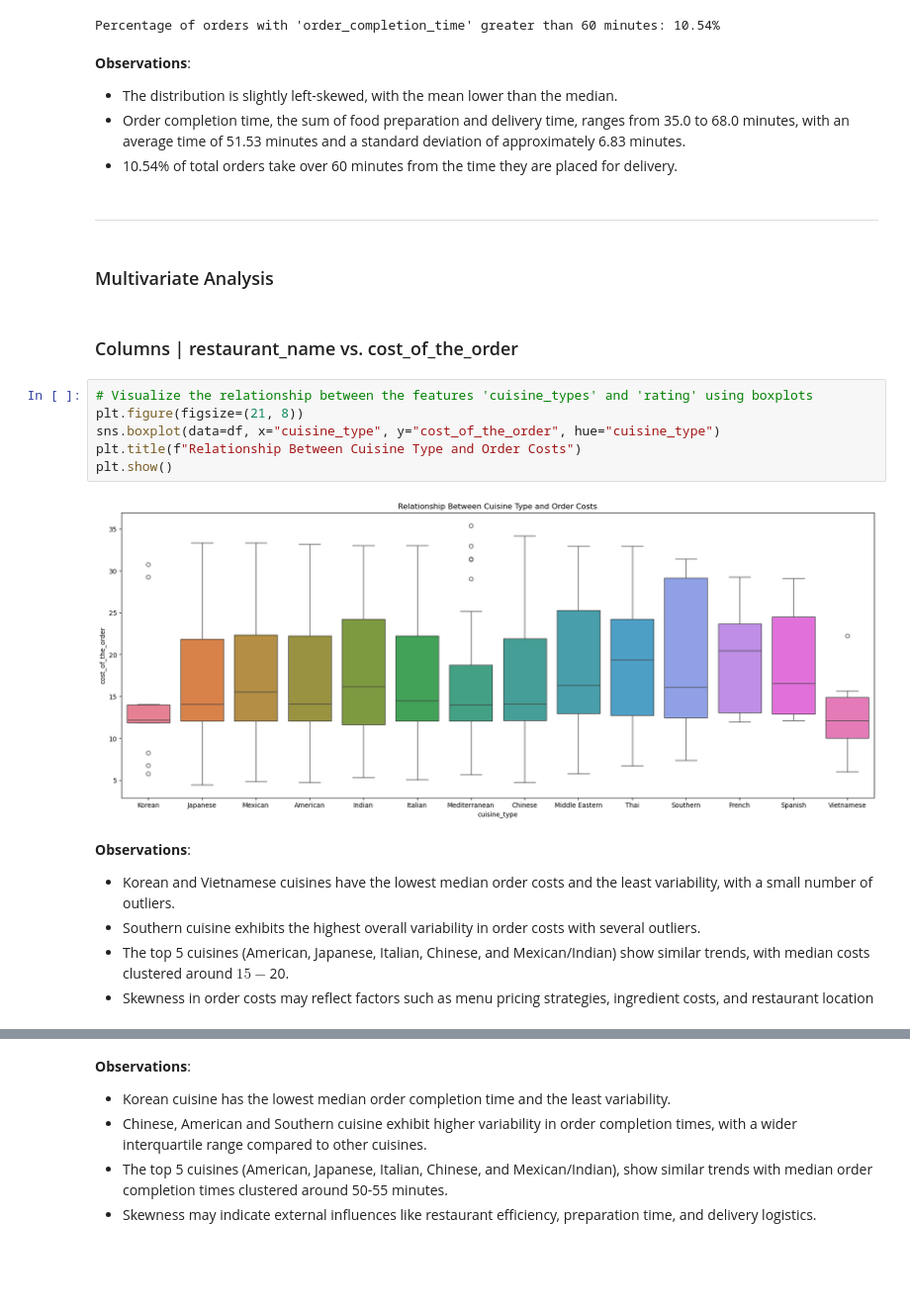
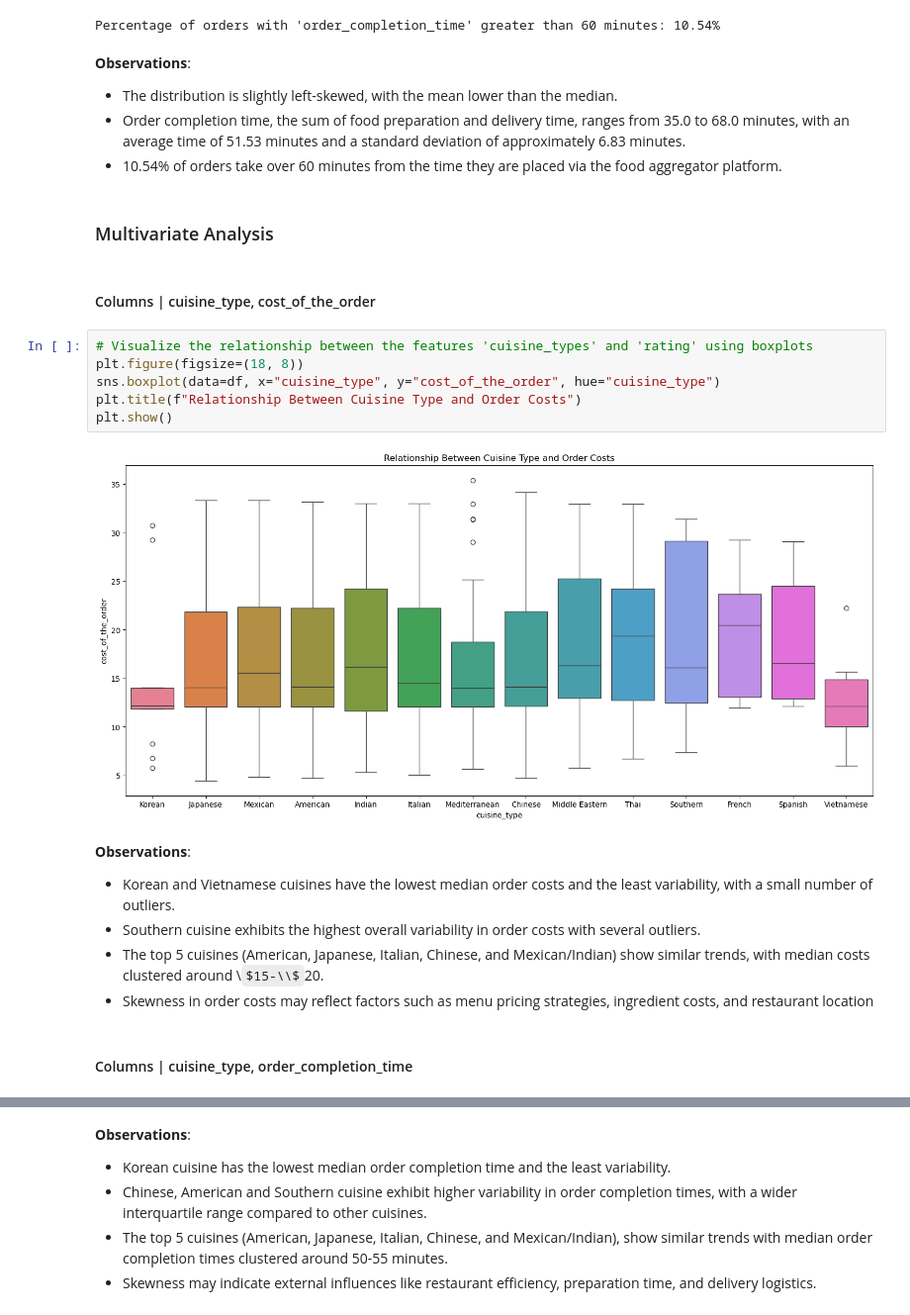
Before and after one commit to tmoesl/customer-demand-analysis, a Jupyter notebook: notebooks/customer-demand-analysis.ipynb, the cells around one changed output, grey strips where cells are left out. Shown at 99% size. Cells and saved outputs as stored; diff of their text form; some formulas as TeX source; blank space fills up the shorter version.

```diff
--- a/notebooks/customer-demand-analysis.ipynb
+++ b/notebooks/customer-demand-analysis.ipynb
@@ -748,26 +795,26 @@ Percentage of orders with 'order_completion_time' greater than 60 minutes: 10.54
 **Observations**:
 - The distribution is slightly left-skewed, with the mean lower than the median.
 - Order completion time, the sum of food preparation and delivery time, ranges from 35.0 to 68.0 minutes, with an average time of 51.53 minutes and a standard deviation of approximately 6.83 minutes.
-- 10.54% of total orders take over 60 minutes from the time they are placed for delivery.
+- 10.54% of orders take over 60 minutes from the time they are placed via the food aggregator platform.
-# %% [markdown]
----
 # %% [markdown]
 ### Multivariate Analysis
 # %% [markdown]
-### Columns | restaurant_name vs. cost_of_the_order
+#### Columns | cuisine_type, cost_of_the_order
 # %%
 # Visualize the relationship between the features 'cuisine_types' and 'rating' using boxplots
-plt.figure(figsize=(21, 8))
+plt.figure(figsize=(18, 8))
 sns.boxplot(data=df, x="cuisine_type", y="cost_of_the_order", hue="cuisine_type")
 plt.title(f"Relationship Between Cuisine Type and Order Costs")
 plt.show()
 # %% [output]
-[figure, old version]
+[figure, new version]
 # %% [markdown]
 **Observations**:
 - Korean and Vietnamese cuisines have the lowest median order costs and the least variability, with a small number of outliers.
 - Southern cuisine exhibits the highest overall variability in order costs with several outliers.
-- The top 5 cuisines (American, Japanese, Italian, Chinese, and Mexican/Indian) show similar trends, with median costs clustered around $15-$20.
+- The top 5 cuisines (American, Japanese, Italian, Chinese, and Mexican/Indian) show similar trends, with median costs clustered around \\$15-\\$20.
 - Skewness in order costs may reflect factors such as menu pricing strategies, ingredient costs, and restaurant location
+# %% [markdown]
+#### Columns | cuisine_type, order_completion_time
 # %%
 # Visualize the relationship between the features 'cuisine_types' and 'order_completion_time' using boxplots
```
Also changed, not shown: parts of 77 cells of this notebook.
